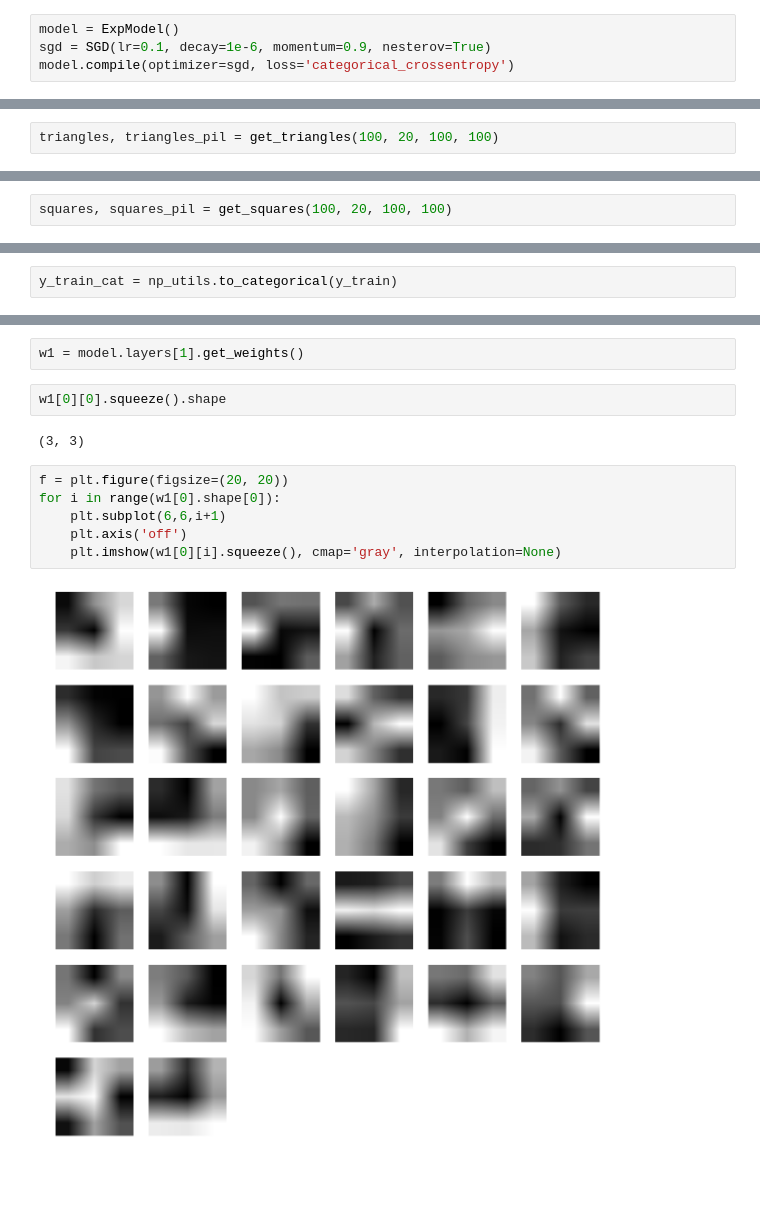
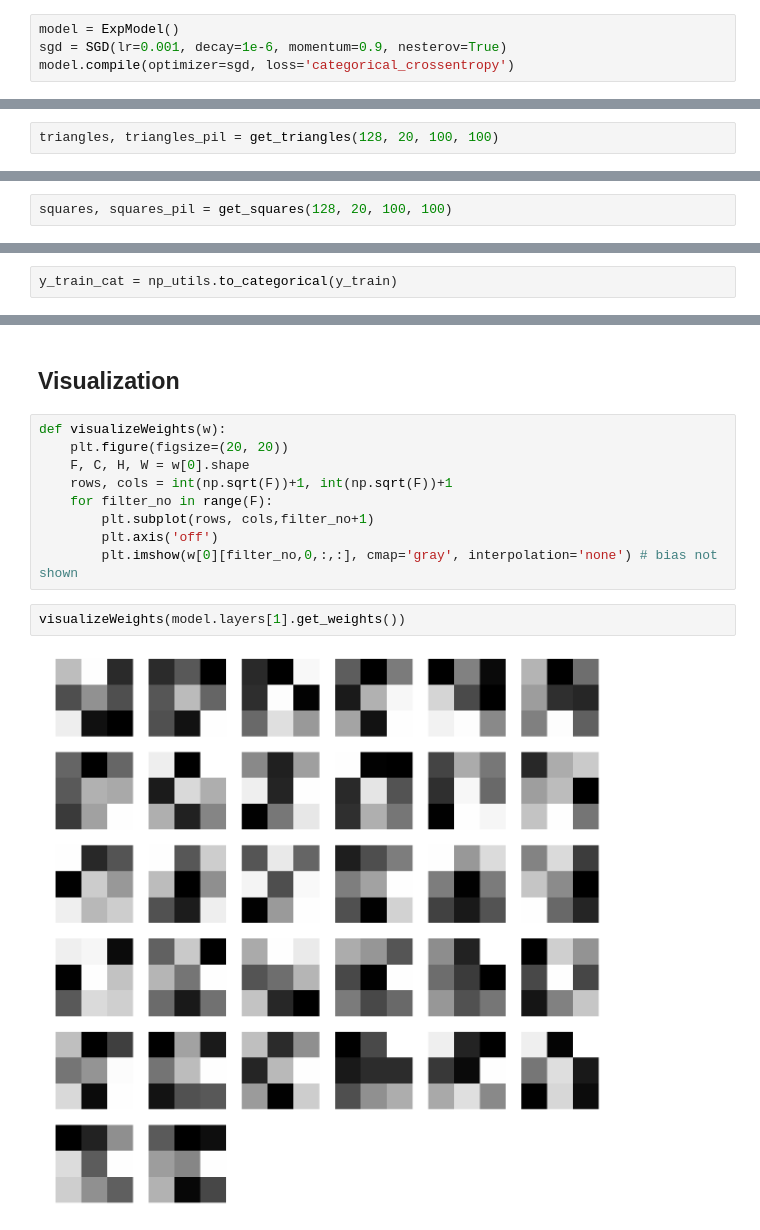
Before and after one commit to yrevar/neuralnets, a Jupyter notebook: keras/keras_vgg16_exp_shapes.ipynb, the cells around one changed output, grey strips where cells are left out. Cells and saved outputs as stored; diff of their text form; blank space fills up the shorter version.

```diff
--- a/keras/keras_vgg16_exp_shapes.ipynb
+++ b/keras/keras_vgg16_exp_shapes.ipynb
@@ -68,7 +69,7 @@ def ExpModel(weights_path=None):
     return model
 # %%
 model = ExpModel()
-sgd = SGD(lr=0.1, decay=1e-6, momentum=0.9, nesterov=True)
+sgd = SGD(lr=0.001, decay=1e-6, momentum=0.9, nesterov=True)
 model.compile(optimizer=sgd, loss='categorical_crossentropy')
 # %% [markdown]
 ## Shapes
@@ -107,13 +108,13 @@ def get_triangles(count = 100, height = 50, canvas_h = 224, canvas_w = 224):
         shapes_pil.append(Image.fromarray(np.uint8(shapes[i])))
     return shapes, shapes_pil
 # %%
-triangles, triangles_pil = get_triangles(100, 20, 100, 100)
+triangles, triangles_pil = get_triangles(128, 20, 100, 100)
 # %%
 writeGif("./moving_triangles.gif", triangles_pil, duration=0.1, dither=0)
 # %% [markdown]
 <img src="./moving_triangles.gif"><img>
 # %%
-squares, squares_pil = get_squares(100, 20, 100, 100)
+squares, squares_pil = get_squares(128, 20, 100, 100)
 # %%
 writeGif("./moving_squares.gif", squares_pil, duration=0.1, dither=0)
 # %% [markdown]
@@ -170,14 +202,15 @@ array([[ 1.,  0.],
+# %% [markdown]
+## Visualization
+# %%
+def visualizeWeights(w):
+    plt.figure(figsize=(20, 20))
+    F, C, H, W = w[0].shape
+    rows, cols = int(np.sqrt(F))+1, int(np.sqrt(F))+1
+    for filter_no in range(F):
+        plt.subplot(rows, cols,filter_no+1)
+        plt.axis('off')
+        plt.imshow(w[0][filter_no,0,:,:], cmap='gray', interpolation='none') # bias not shown
 # %%
-w1 = model.layers[1].get_weights()
+visualizeWeights(model.layers[1].get_weights())
+# %% [output]
+[figure, added]
-# %%
-w1[0][0].squeeze().shape
-# %% [output]
-(3, 3)
-# %%
-f = plt.figure(figsize=(20, 20))
-for i in range(w1[0].shape[0]):
-    plt.subplot(6,6,i+1)
-    plt.axis('off')
-    plt.imshow(w1[0][i].squeeze(), cmap='gray', interpolation=None)
-# %% [output]
-[figure, removed]
```
Also changed, not shown: parts of 11 cells of this notebook.
